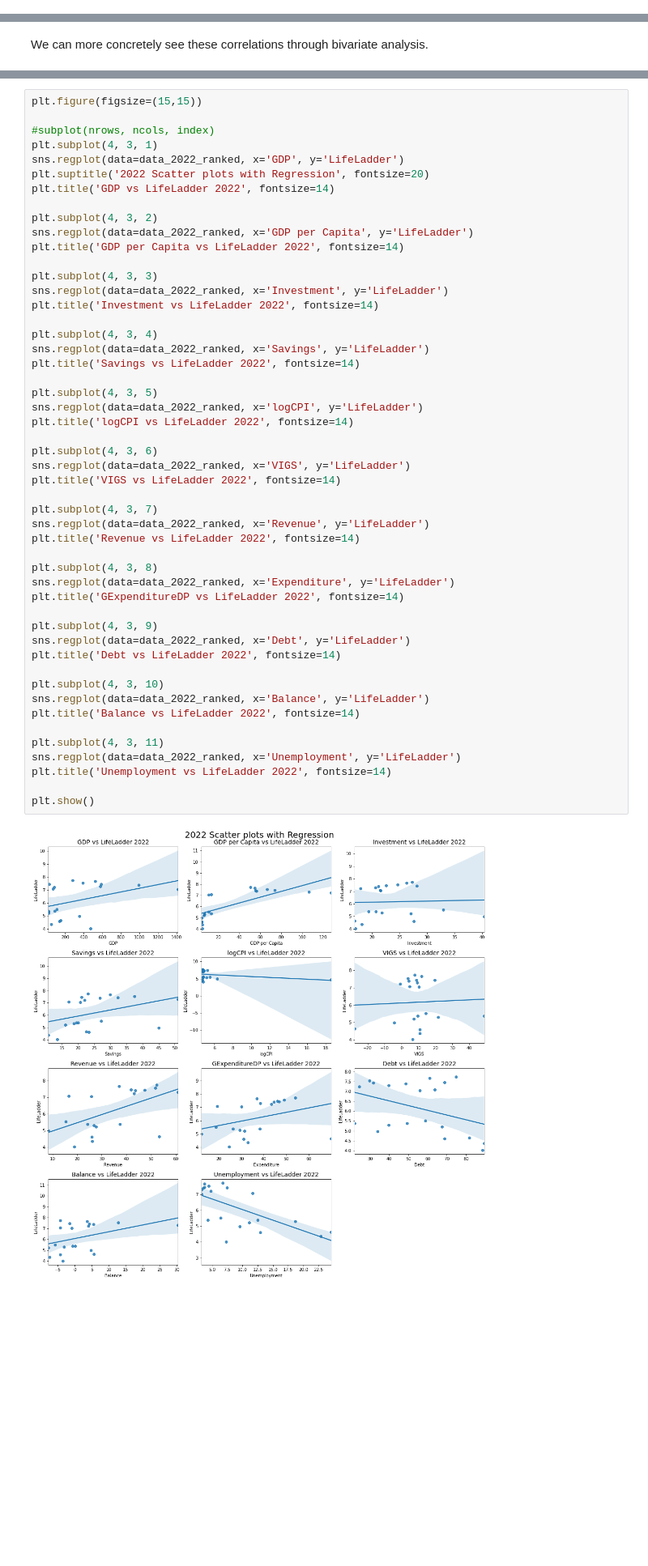
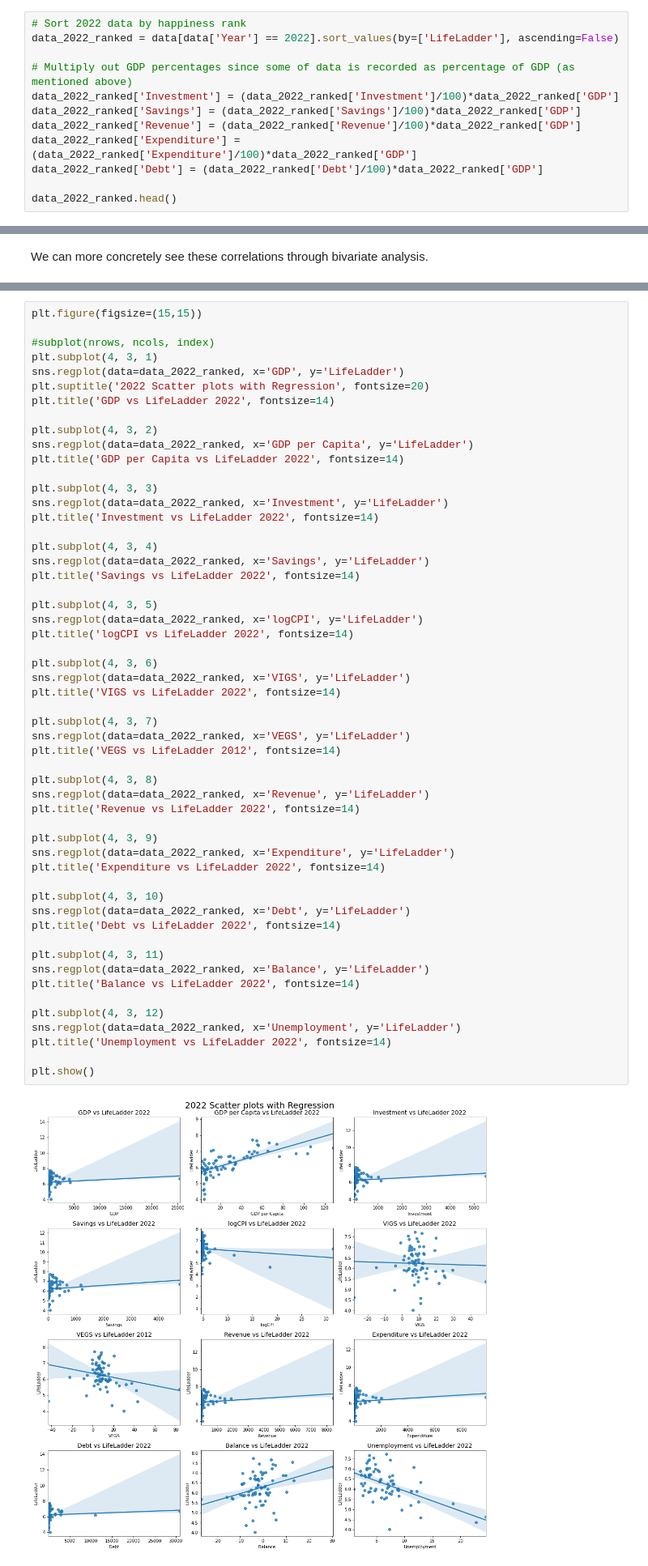
Before and after one commit to cskang3627/happiness, a Jupyter notebook: EDACheckpointGroup_Sp23_The_Group.ipynb, the cells around one changed output, grey strips where cells are left out. Shown at 81% size. Saved outputs shown, nothing was run; the diff lists cells and outputs as text; blank space fills up the shorter version.

```diff
--- a/EDACheckpointGroup_Sp23_The_Group.ipynb
+++ b/EDACheckpointGroup_Sp23_The_Group.ipynb
@@ -467,0 +443,12 @@ data_2022_ranked.head()
+# %%
+# Sort 2022 data by happiness rank
+data_2022_ranked = data[data['Year'] == 2022].sort_values(by=['LifeLadder'], ascending=False)
+
+# Multiply out GDP percentages since some of data is recorded as percentage of GDP (as mentioned above)
+data_2022_ranked['Investment'] = (data_2022_ranked['Investment']/100)*data_2022_ranked['GDP']
+data_2022_ranked['Savings'] = (data_2022_ranked['Savings']/100)*data_2022_ranked['GDP']
+data_2022_ranked['Revenue'] = (data_2022_ranked['Revenue']/100)*data_2022_ranked['GDP']
+data_2022_ranked['Expenditure'] = (data_2022_ranked['Expenditure']/100)*data_2022_ranked['GDP']
+data_2022_ranked['Debt'] = (data_2022_ranked['Debt']/100)*data_2022_ranked['GDP']
+
+data_2022_ranked.head()
@@ -648,36 +649,40 @@ plt.title('Investment vs LifeLadder 2022', fontsize=14)
 
 plt.subplot(4, 3, 4)
 sns.regplot(data=data_2022_ranked, x='Savings', y='LifeLadder')
 plt.title('Savings vs LifeLadder 2022', fontsize=14)
 
 plt.subplot(4, 3, 5)
 sns.regplot(data=data_2022_ranked, x='logCPI', y='LifeLadder')
 plt.title('logCPI vs LifeLadder 2022', fontsize=14)
 
 plt.subplot(4, 3, 6)
 sns.regplot(data=data_2022_ranked, x='VIGS', y='LifeLadder')
 plt.title('VIGS vs LifeLadder 2022', fontsize=14)
 
 plt.subplot(4, 3, 7)
+sns.regplot(data=data_2022_ranked, x='VEGS', y='LifeLadder')
+plt.title('VEGS vs LifeLadder 2012', fontsize=14)
+
+plt.subplot(4, 3, 8)
 sns.regplot(data=data_2022_ranked, x='Revenue', y='LifeLadder')
 plt.title('Revenue vs LifeLadder 2022', fontsize=14)
 
-plt.subplot(4, 3, 8)
+plt.subplot(4, 3, 9)
 sns.regplot(data=data_2022_ranked, x='Expenditure', y='LifeLadder')
-plt.title('GExpenditureDP vs LifeLadder 2022', fontsize=14)
+plt.title('Expenditure vs LifeLadder 2022', fontsize=14)
 
-plt.subplot(4, 3, 9)
+plt.subplot(4, 3, 10)
 sns.regplot(data=data_2022_ranked, x='Debt', y='LifeLadder')
 plt.title('Debt vs LifeLadder 2022', fontsize=14)
 
-plt.subplot(4, 3, 10)
+plt.subplot(4, 3, 11)
 sns.regplot(data=data_2022_ranked, x='Balance', y='LifeLadder')
 plt.title('Balance vs LifeLadder 2022', fontsize=14)
 
-plt.subplot(4, 3, 11)
+plt.subplot(4, 3, 12)
 sns.regplot(data=data_2022_ranked, x='Unemployment', y='LifeLadder')
 plt.title('Unemployment vs LifeLadder 2022', fontsize=14)
 
 plt.show()
 # %% [output]
-[figure, old version]
+[figure, new version]
```
Also changed, not shown: parts of 32 cells of this notebook.
